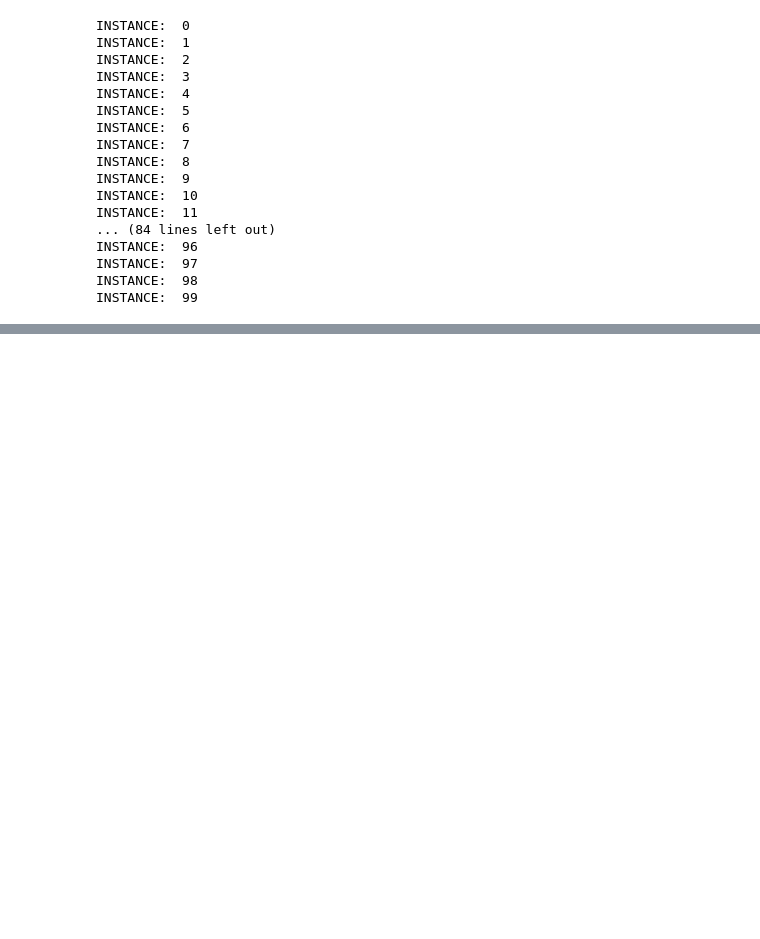
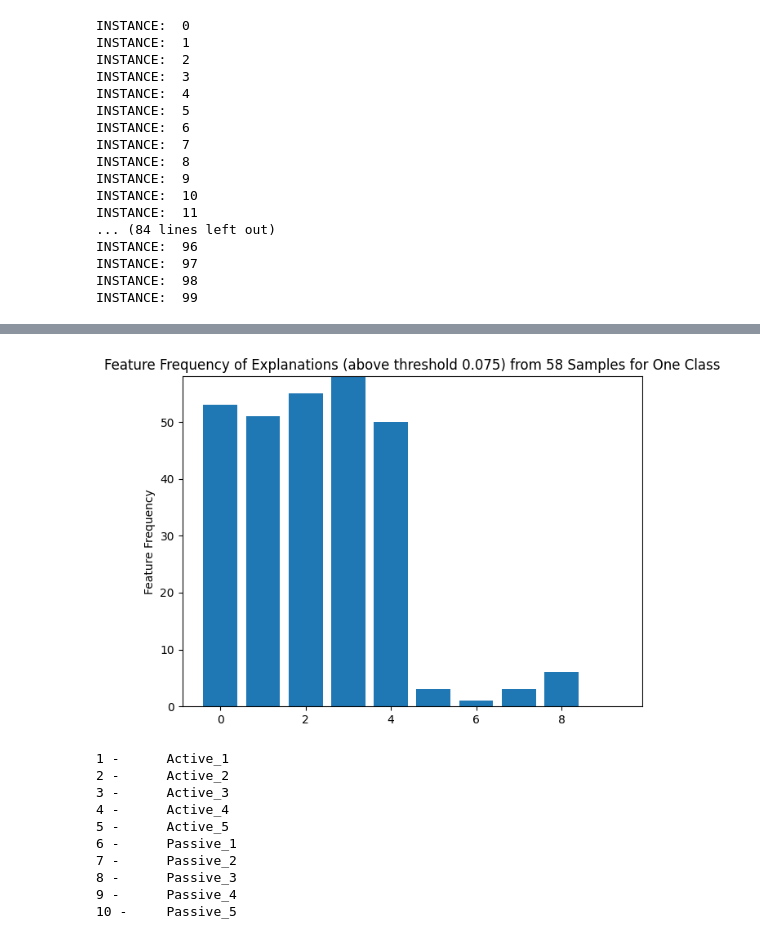
Before and after one commit to Dene-O/MSc_Project, a Jupyter notebook: MSc_project/Project_1/LIME_Test_2_Control_Class.ipynb, the cells around one changed output, grey strips where cells are left out. Cells and saved outputs as stored; diff of their text form; code cells hidden in the pictures; blank space fills up the shorter version.

```diff
--- a/MSc_project/Project_1/LIME_Test_2_Control_Class.ipynb
+++ b/MSc_project/Project_1/LIME_Test_2_Control_Class.ipynb
@@ -214,0 +259,14 @@ RF_Stats.View_Explanation(instance=last_instance, max_features=6)
+# %%
+One_Stats.Frequency_Plot(display_feature_list=True)
+# %% [output]
+[figure, added]
+1 -      Active_1
+2 -      Active_2
+3 -      Active_3
+4 -      Active_4
+5 -      Active_5
+6 -      Passive_1
+7 -      Passive_2
+8 -      Passive_3
+9 -      Passive_4
+10 -     Passive_5
```
Also changed, not shown: parts of 18 cells of this notebook, 2 other files.
